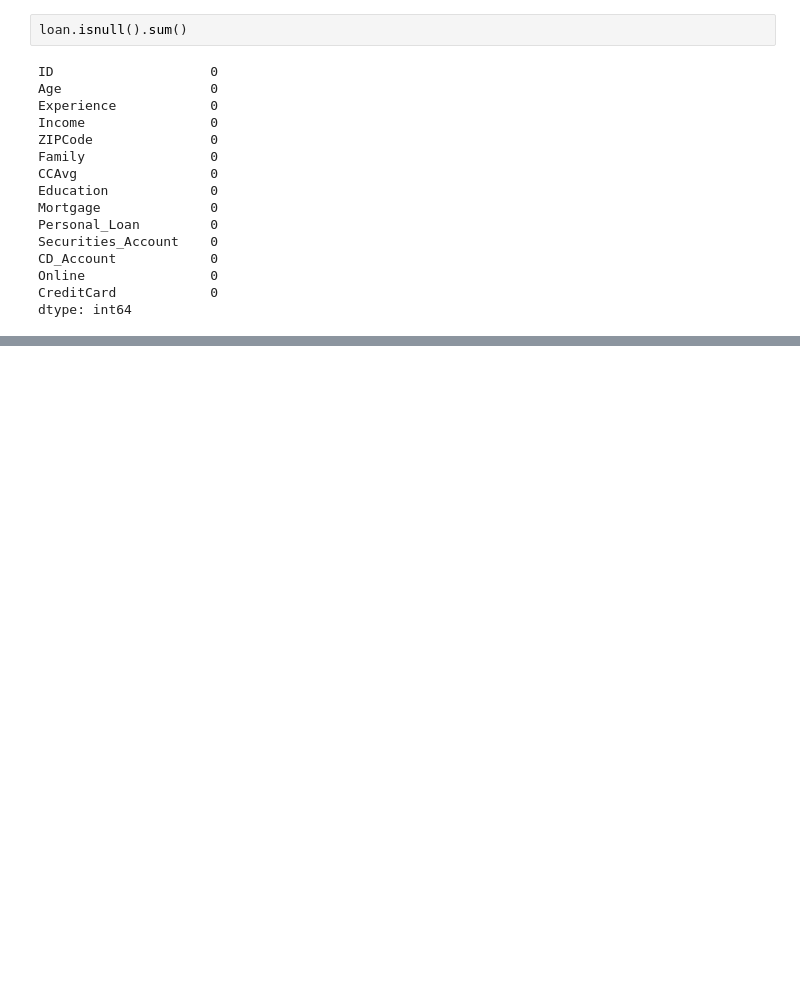
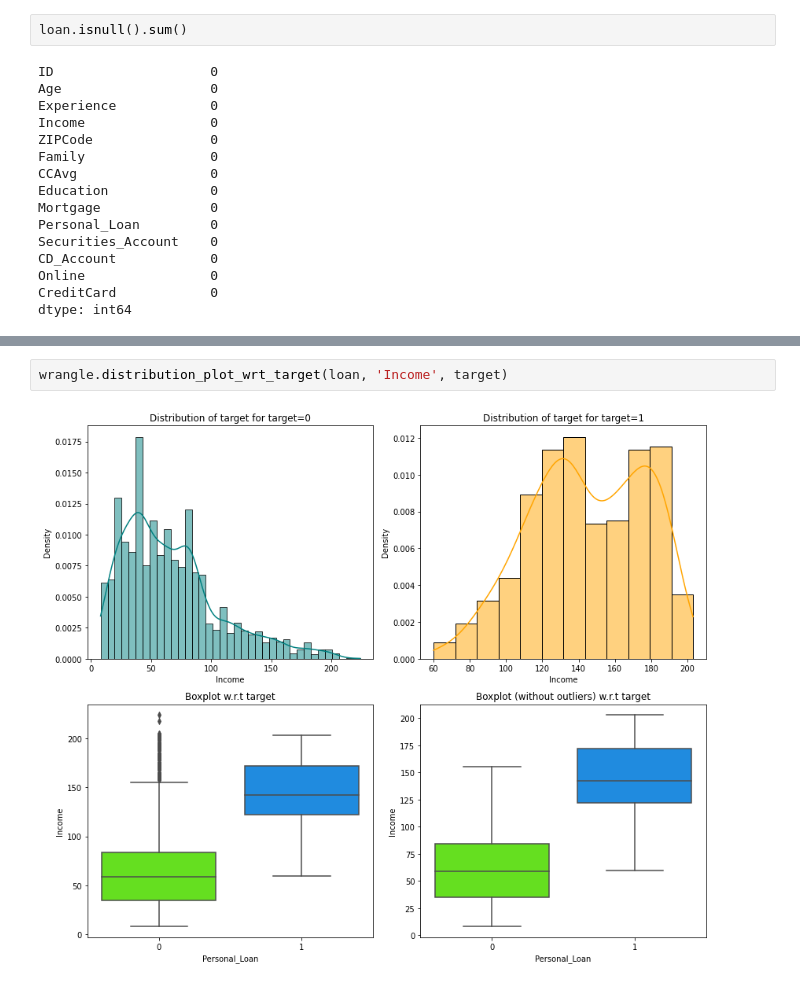
Before and after one commit to cfreeman22/loan_modeling_project, a Jupyter notebook: loan_modeling.ipynb, the cells around one changed output, grey strips where cells are left out. Cells and saved outputs as stored; diff of their text form; blank space fills up the shorter version.

```diff
--- a/loan_modeling.ipynb
+++ b/loan_modeling.ipynb
@@ -276,0 +422,4 @@ expected:
+# %%
+wrangle.distribution_plot_wrt_target(loan, 'Income', target)
+# %% [output]
+[figure, added]
```
Also changed, not shown: parts of 30 cells of this notebook.
